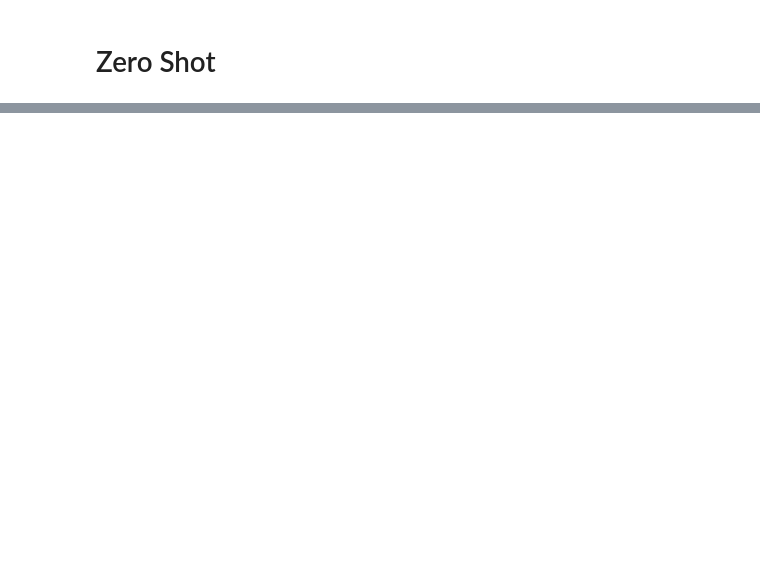
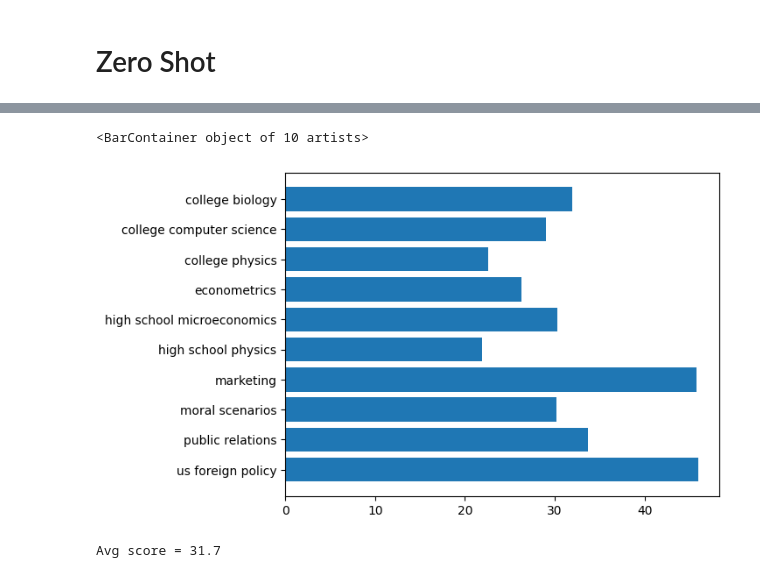
Before and after one commit to stickshift/llama-jax, a Jupyter notebook: notebooks/06-mmlu-benchmark.ipynb, the cells around one changed output, grey strips where cells are left out. Saved outputs shown, nothing was run; the diff lists cells and outputs as text; code cells hidden in the pictures; blank space fills up the shorter version.

```diff
--- a/notebooks/06-mmlu-benchmark.ipynb
+++ b/notebooks/06-mmlu-benchmark.ipynb
@@ -141,0 +201,24 @@ Avg score = 27.6
+# %%
+# 5-shot generator
+generator = ll.benchmarks.mmlu.generator(config, model=model, n_shots=5, examples=dataset.examples)
+# %%
+scores = []
+for category in tqdm(selected_categories, desc="Categories"):
+
+    # Filter questions by category
+    questions = [q for q in dataset.questions if q.category == category]
+    progress = tqdm(total=len(questions), desc="Questions", leave=False)
+
+    # Evaluate model
+    score = evaluate_generator(generator, questions=questions, progress=progress)
+
+    scores.append(score)
+# %%
+plt.barh(selected_categories[::-1], scores[::-1])
+# %% [output]
+<BarContainer object of 10 artists>
+[figure, added]
+# %%
+print(f"Avg score = {np.mean(scores):0.1f}")
+# %% [output]
+Avg score = 31.7
```
Also changed, not shown: parts of 24 cells of this notebook, 3 other files.
